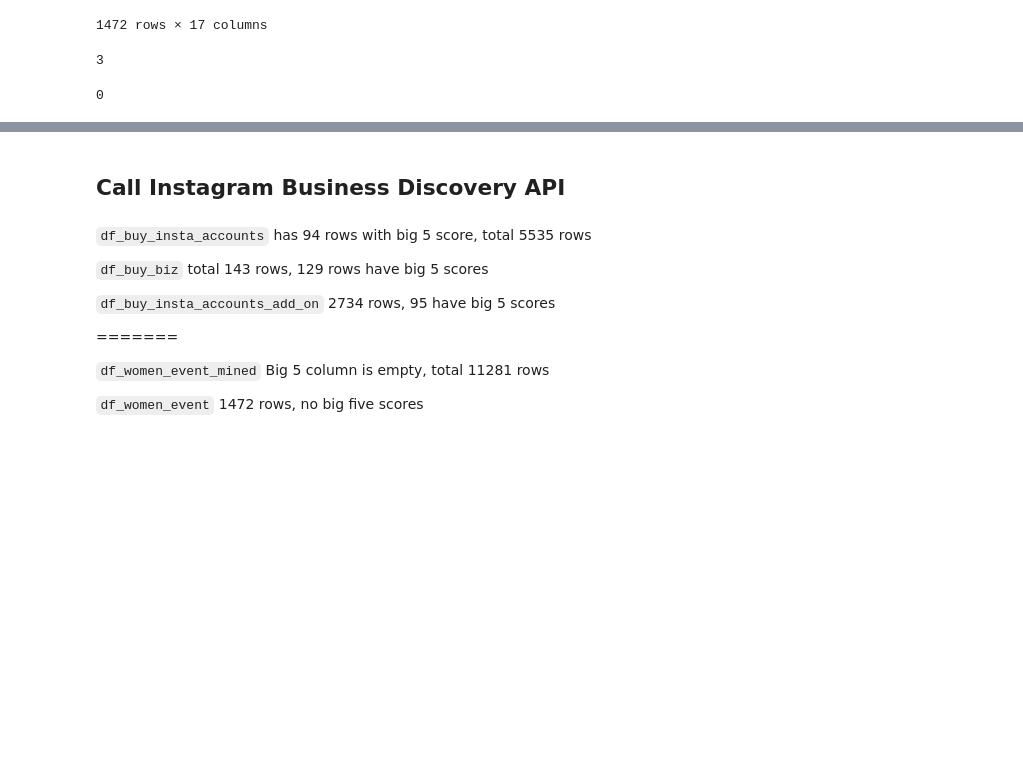
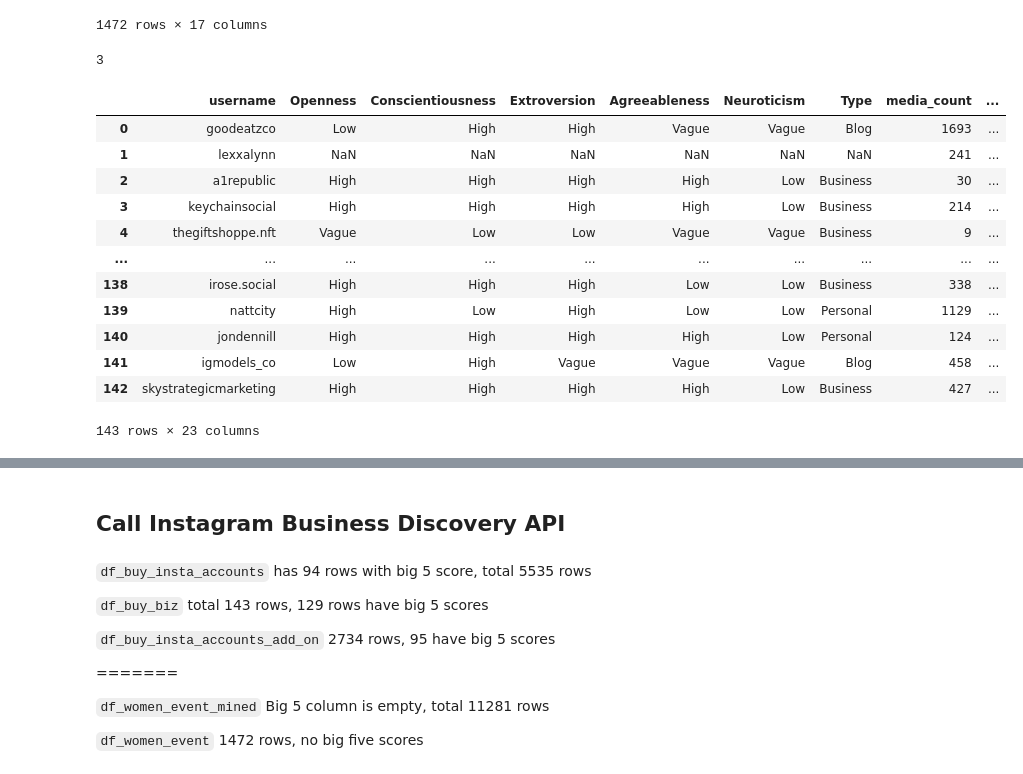
Before and after one commit to bohao-cao/uw-ocean, a Jupyter notebook: eda.ipynb, the cells around one changed output, grey strips where cells are left out. Cells and saved outputs as stored; diff of their text form; code cells hidden in the pictures; blank space fills up the shorter version.

```diff
--- a/eda.ipynb
+++ b/eda.ipynb
@@ -19,6 +19,7 @@ import os
 import pandas as pd
 
 files = os.listdir("data")
+files.sort()
 
 df_women_event = pd.read_csv(os.path.join("data", files[0]), sep="\t")
 df_buy_insta_accounts_add_on = pd.read_csv(os.path.join("data", files[1]), sep="\t")
@@ -136,6 +155,18 @@ len(set(df_women_event_mined.username).intersection(set(df_women_event.username)
 # %% [output]
 3
 # %%
-len(set(df_buy_insta_accounts.username).intersection(set(df_buy_insta_accounts_add_on.username)))
+df_buy_biz
 # %% [output]
+|  | username | Openness | Conscientiousness | Extroversion | Agreeableness | Neuroticism | Type | media_count | ... |
+| 0 | goodeatzco | Low | High | High | Vague | Vague | Blog | 1693 | ... |
+| 1 | lexxalynn | NaN | NaN | NaN | NaN | NaN | NaN | 241 | ... |
+| 2 | a1republic | High | High | High | High | Low | Business | 30 | ... |
+| 3 | keychainsocial | High | High | High | High | Low | Business | 214 | ... |
+| 4 | thegiftshoppe.nft | Vague | Low | Low | Vague | Vague | Business | 9 | ... |
+| ... | ... | ... | ... | ... | ... | ... | ... | ... | ... |
+| 138 | irose.social | High | High | High | Low | Low | Business | 338 | ... |
+| 139 | nattcity | High | Low | High | Low | Low | Personal | 1129 | ... |
+| 140 | jondennill | High | High | High | High | Low | Personal | 124 | ... |
+| 141 | igmodels_co | Low | High | Vague | Vague | Vague | Blog | 458 | ... |
+| 142 | skystrategicmarketing | High | High | High | High | Low | Business | 427 | ... |
-0
+143 rows × 23 columns
```
Also changed, not shown: parts of 20 cells of this notebook, 4 other files.
